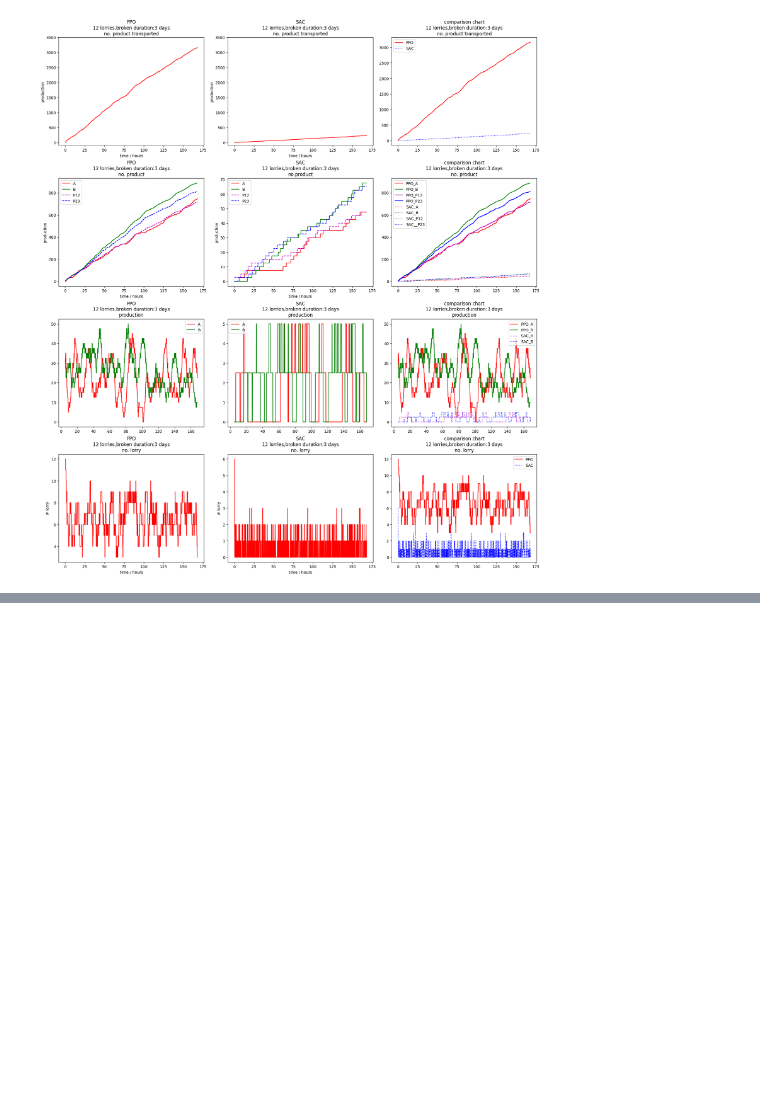
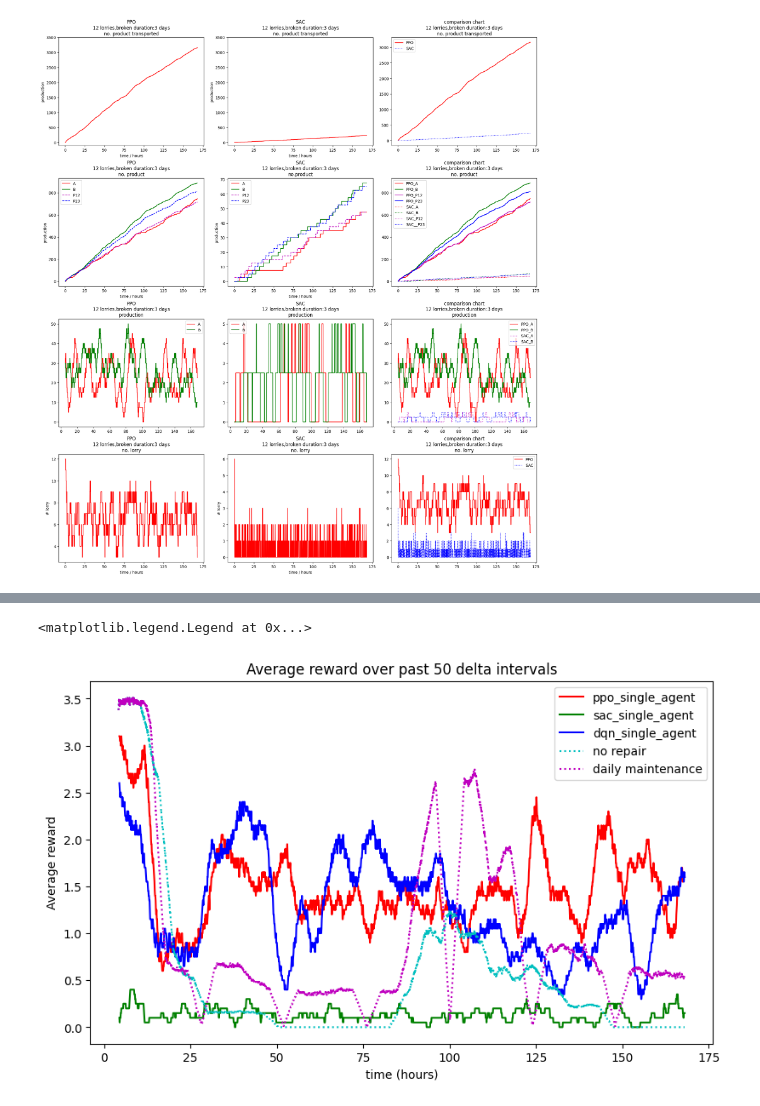
Before and after one commit to Observe-l/PredM, a Jupyter notebook: result_plot.ipynb, the cells around one changed output, grey strips where cells are left out. Saved outputs shown, nothing was run; the diff lists cells and outputs as text; code cells hidden in the pictures; blank space fills up the shorter version.

```diff
--- a/result_plot.ipynb
+++ b/result_plot.ipynb
@@ -259,0 +255,46 @@ axs[2,1].legend()
+# %%
+folder = 'result/12lorry_capacity-0.5_broken-3.0_mdp-1.0/'
+baseline = pd.read_csv(folder + 'baseline/result.csv')
+daily = pd.read_csv(folder + 'repair/result.csv')
+ppo = pd.read_csv('result/RL-PPO_single/result.csv')
+sac = pd.read_csv('result/RL-SAC_single/result.csv')
+dqn = pd.read_csv('result/RL-DQN_single/result.csv')
+
+
+average_periods = 250
+baseline_rate = baseline.diff(periods=average_periods)
+daily_rate = daily.diff(periods=average_periods)
+algo_interval = 50
+ppo_rate = ppo.diff(periods=algo_interval)
+sac_rate = sac.diff(periods=algo_interval)
+dqn_rate = dqn.diff(periods=algo_interval)
+
+
+fig, axs = plt.subplots(1,1, figsize=(8,5), constrained_layout=True)
+
+axs.plot(ppo['time'].values, (ppo_rate['A']+ppo_rate['P12']+ppo_rate['B']+ppo_rate['P23']).values / 50,'r-', label='ppo_single_agent')
+axs.plot(sac['time'].values, (sac_rate['A']+sac_rate['P12']+sac_rate['B']+sac_rate['P23']).values / 50,'g-', label='sac_single_agent')
+axs.plot(dqn['time'].values, (dqn_rate['A']+dqn_rate['P12']+dqn_rate['B']+dqn_rate['P23']).values / 50,'b-', label='dqn_single_agent')
+axs.plot(baseline['time'].values, (baseline_rate['A']+baseline_rate['P12']+baseline_rate['B']+baseline_rate['P23']).values / 50,'c:',label='no repair')
+axs.plot(daily['time'].values, (daily_rate['A']+daily_rate['P12']+daily_rate['B']+daily_rate['P23']).values / 50,'m:',label='daily maintenance')
+axs.set_xlabel('time (hours)')
+axs.set_ylabel('Average reward')
+# axs[0].set_ylim([-100,3500])
+axs.set_title('Average reward over past 50 delta intervals')
+axs.legend()
+
+# axs[1].plot(ppo['time'].values, ppo_rate['A'].values,'r-', label='ppo_A')
+# axs[1].plot(ppo['time'].values, ppo_rate['B'].values,'g-', label='ppo_B')
+# axs[1].plot(sac['time'].values, sac_rate['A'].values,'ro', label='sac_A')
+# axs[1].plot(sac['time'].values, sac_rate['B'].values,'go', label='sac_B')
+# axs[1].plot(dqn['time'].values, dqn_rate['A'].values,'r.', label='dqn_A')
+# axs[1].plot(dqn['time'].values, dqn_rate['B'].values,'g.', label='dqn_B')
+# axs[1].plot(baseline['time'].values, baseline_rate['A'].values,'r--', label='baseline_A')
+# axs[1].plot(baseline['time'].values, baseline_rate['B'].values,'g--', label='baseline_B')
+# axs[1].plot(daily['time'].values, daily_rate['A'].values,'m:', label='daily_maintenance_A')
+# axs[1].plot(daily['time'].values, daily_rate['B'].values,'b:', label='daily_maintenance_B')
+# axs[1].set_title('Production')
+# axs[1].legend()
+# %% [output]
+<matplotlib.legend.Legend at 0x...>
+[figure, added]
```
Also changed, not shown: parts of 1 cell of this notebook, 11 other files.
